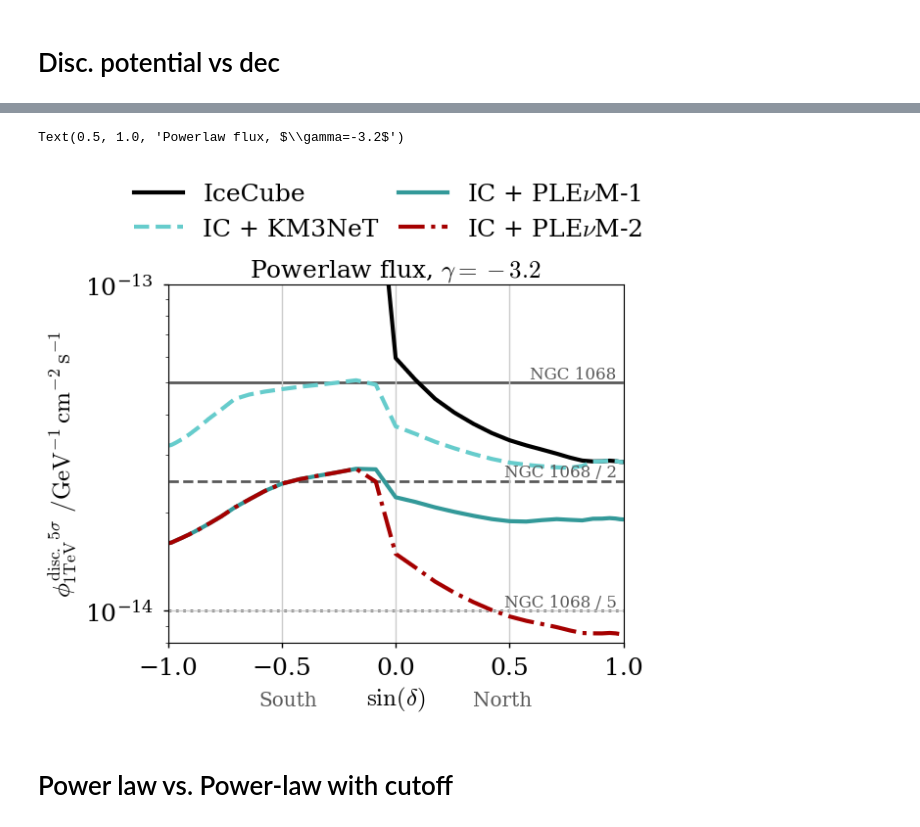
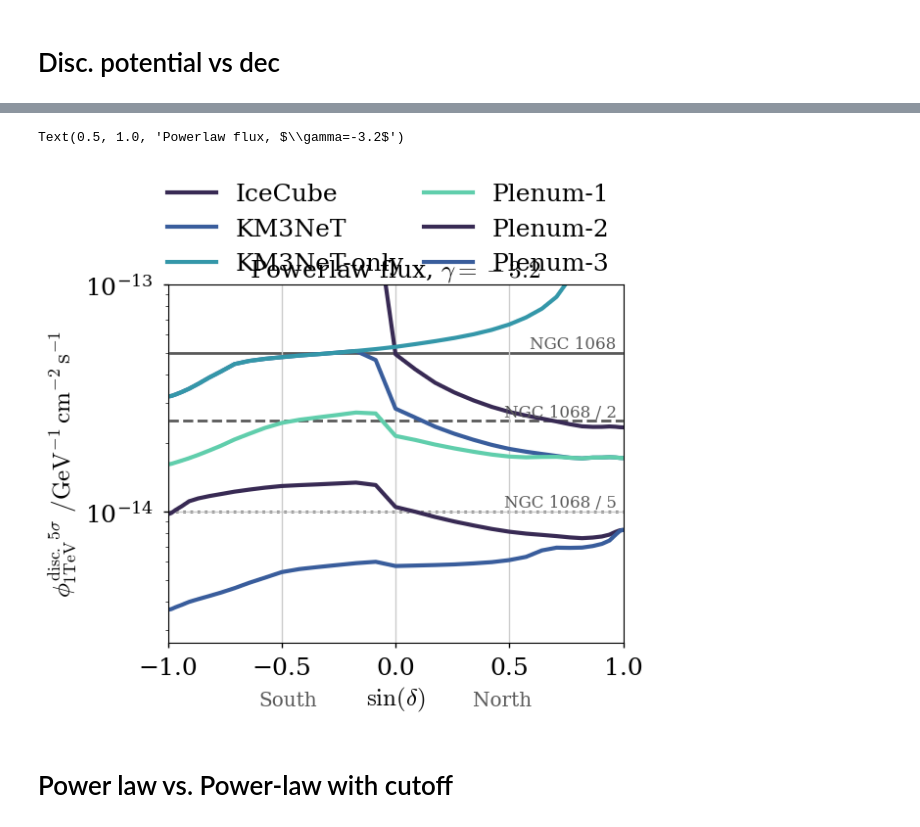
Before and after one commit to PLEnuM-group/Plenum, a Jupyter notebook: notebooks/analysis/pointsource_analysis_multi.ipynb, the cells around one changed output, grey strips where cells are left out. Drawn from its saved outputs; the diff is of its cells as text; code cells hidden in the pictures.

```diff
--- a/notebooks/analysis/pointsource_analysis_multi.ipynb
+++ b/notebooks/analysis/pointsource_analysis_multi.ipynb
@@ -939,7 +936,7 @@ P-VALUE: 9.089773380944567e-65 SIGNIFICANCE: 16.95334937975541
 # %% [markdown]
 # 1D contours
 # %%
-detector_keys = ["IceCube - data release", "IceCube", IC_North_det, "Plenum-1", "Plenum-2"]
+detector_keys = ["IceCube - data release", "IceCube", IC_North_det, "Plenum-1", "Plenum-2", "Plenum-3"]
 for key, eres_key in product(detector_keys, energy_reso):
     conf = st.detector_configurations[key]
     print(key, conf, eres_key)
@@ -1253,8 +1250,13 @@ contour_formats = {
         "colors": [st.poles["Plenum-2"]["color"]],
         "linestyles": st.poles["Plenum-2"]["ls"],
     },
+
+    "Plenum-3": {
+        "colors": [st.poles["Plenum-3"]["color"]],
+        "linestyles": st.poles["Plenum-3"]["ls"],
+    },
 }
-detector_keys = ["IceCube - data release", "IceCube", IC_North_det, "Plenum-1", "Plenum-2"]
+detector_keys = ["IceCube - data release", "IceCube", IC_North_det, "Plenum-1", "Plenum-2", "Plenum-3"]
 for key, eres_key in product(detector_keys, energy_reso):
     conf = st.detector_configurations[key]
     print(key, conf, eres_key)
@@ -1272,6 +1276,6 @@ Plenum-2 (['IceCube', 'P-ONE', 'KM3NeT', 'Baikal-GVD'], [8.9, 1, 1, 1]) improved
 # %%
 energy_reso = {"baseline": baseline_eres, "improved": improved_eres}
-step = 0.025
+step = 0.1
 gamma_astro = np.arange(2.7, 4, step=step)
 astro_scaling = np.arange(0.4, 1.6, step=step)
 if True:
@@ -1664,18 +1662,19 @@ chi2.isf(0.05, 1)
 # standard
 thresholds = [sigma5]
 detector_keys = [
+    IC_North_det+"-only",
     "IceCube" ,
     IC_North_det,
-    IC_North_det+"-only",
     "Plenum-1",
     "Plenum-2",
+    "Plenum-3",
 ]
 decs = np.arange(-90, 91, step=5)
 
 tmp = []  # save output here
 for ident in detector_keys:
     conf = st.detector_configurations[ident]
-
+    print(conf)
     for dec in tqdm(np.deg2rad(decs)):
         if "IceCube" in ident and dec < np.deg2rad(-5):
             # skip the Southern Hemisphere
@@ -1707,6 +1706,8 @@ for ident in detector_keys:
             return_s_b=True,
             src_flux=ngc_flux
         )
+        if np.isclose(np.sum(all_k_s), 0):
+            continue
         # calculate an estimate for the flux scaling
         scaler = 4 / (np.sum(all_k_s) / np.sqrt(np.sum(all_k_b)))
         current_thresholds = copy(thresholds)
@@ -1787,8 +1795,8 @@ for ident, series in flux.groupby("ident"):
     plt.plot(
         np.sin(series.dec),
         series.disc5,
-        lw=3,
-        **{k: det_plotting[ident][k] for k in ["ls", "color", "label"]},
+        lw=3, label=ident
+        #**{k: det_plotting[ident][k] for k in ["ls", "color", "label"]},
     )
 ax.set_yscale("log")
 ax.set_xlabel(r"$\sin(\delta)$")
@@ -1799,35 +1807,35 @@ f.legend(
     loc="upper center",
     frameon=False,
     # fontsize=14,
     ncol=2,
     bbox_to_anchor=(0.5, 0.93),
     columnspacing=0.8,
 )
-ax.set_ylim(8e-15, 1e-13)
+ax.set_ylim(None, 1e-13)
 ax.set_xlim(-1, 1)
 font_color = "0.35"
 for ii, _ls in zip([1, 2, 5], ["-", "--", ":"]):
     ax.axhline(ngc_flux.norm / ii, ls=_ls, lw=2, color=font_color, zorder=0)
     ax.text(
         x=0.97,
         y=ngc_flux.norm / ii,
         va="bottom",
         s="NGC 1068" if ii == 1 else f"NGC 1068 / {ii}",
         color=font_color,
         fontsize="large", ha="right"
     )
 ax.text(0.2, -0.175, "South", fontsize="x-large", color=font_color, transform=ax.transAxes)
 ax.text(0.8, -0.175, "North", ha="right", fontsize="x-large", color=font_color, transform=ax.transAxes)
 
 f.subplots_adjust(top=0.72)
 ax.set_title(r"Powerlaw flux, $\gamma=-3.2$")
 
 # f.savefig(join(BASEPATH, "plots/ngc_paper/ngc_disc_pot.pdf"), bbox_inches="tight")
 # f.savefig(join(BASEPATH, "plots/ngc_paper/ngc_disc_pot.png"), bbox_inches="tight", dpi=200)
 # see plotting_standalone.ipynb for final version
 # %% [output]
 Text(0.5, 1.0, 'Powerlaw flux, $\\gamma=-3.2$')
-[figure, old version]
+[figure, new version]
 # %% [markdown]
 # Power law vs. Power-law with cutoff
 # %%
```
Also changed, not shown: parts of 37 cells of this notebook, 14 other files.
